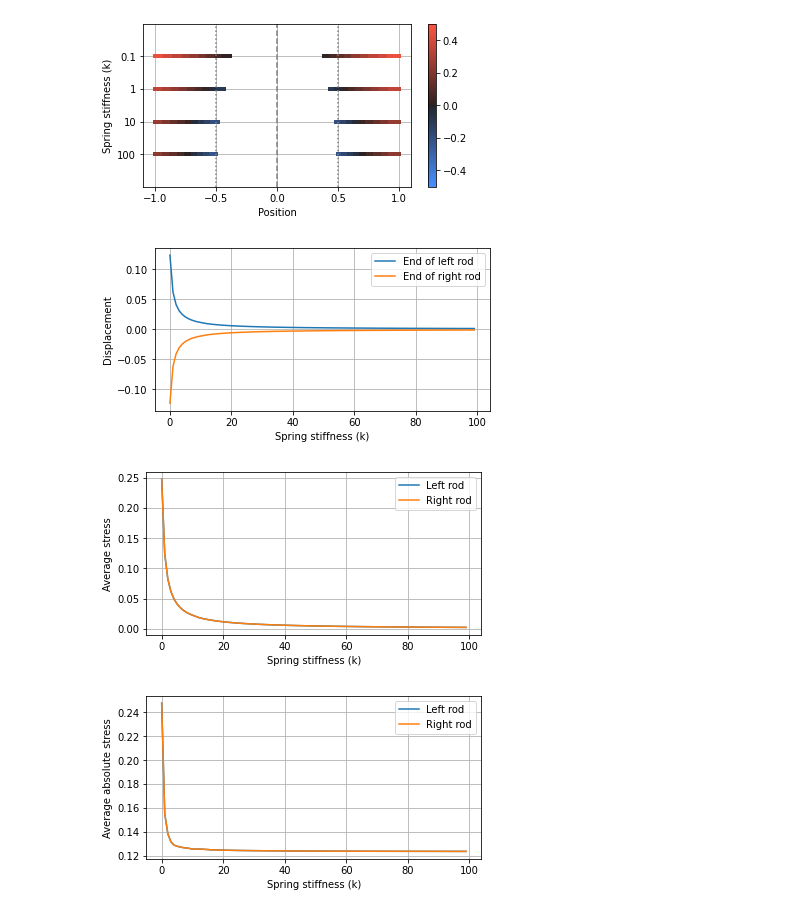
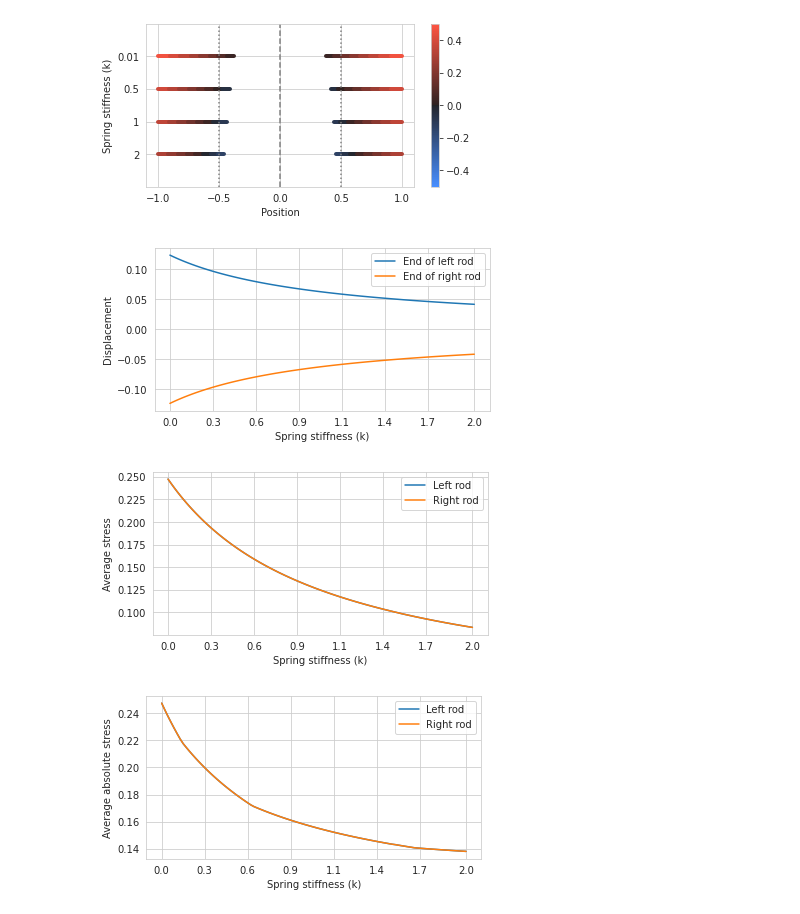
Before and after one commit to KOS-UJ/Spring-Rods-System-Approximation, a Jupyter notebook: experiments/reaction_on_spring_stiffness.ipynb, the cells around one changed output. Drawn from its saved outputs; the diff is of its cells as text; code cells hidden in the pictures.

Commit message:
make experiments compatible with model

```diff
--- a/experiments/reaction_on_spring_stiffness.ipynb
+++ b/experiments/reaction_on_spring_stiffness.ipynb
@@ -37,7 +37,7 @@ experiment_number = 1
 model = SpringRodsSystemSetup(
     interval=(-1, 1),
     spring_len=1,
-    nodes_num=10,
+    step_size=1/16,
     material_const=(1, 1),
     spring_const=(1, 1),
     **experiment_setups[experiment_number - 1]
@@ -46,12 +46,12 @@ solver = SpringRodsSystemSolver(model)
 # %%
 positions = np.concatenate((model.domain[0], model.domain[1]))
 # %%
-spring_const_spectrum = np.linspace(0.01, 100, 100)
-spring_const_discrete = [0.1, 1, 10, 100]
+spring_const_spectrum = np.linspace(0.01, 2, 100)
+spring_const_discrete = [0.01, 0.5, 1, 2]
 # %%
 results = []
 
-for const in spring_const_discrete:
+for const in tqdm(spring_const_discrete):
     model.set_spring_const((const, const))
     displacements = solver()
 
@@ -78,7 +78,7 @@ for const in spring_const_discrete:
 stiff_coef = 'k'
 # %%
 limits = (-0.5, 0.5)
-assert abs(np.min([v[1] for v in results])) < 0.5 and abs(np.max([v[1] for v in results])) < 0.5
+assert np.min([v[1] for v in results]) > limits[0] and np.max([v[1] for v in results]) < limits[1]
 
 plot_displacements_and_stress(
     model,
@@ -89,18 +89,18 @@ plot_displacements_and_stress(
     path=f'./plots/spring_stiff_dependence/exp{experiment_number}_full.png'
 )
 # %% [output]
-[figure, old version]
+[figure, new version]
 # %%
 left_end_results = []
 right_end_results = []
 stress_results = []
 
-for idx, const in enumerate(spring_const_spectrum, 1):
+for idx, const in tqdm(enumerate(spring_const_spectrum, 1)):
     model.set_spring_const((const, const))
     displacements = solver()
 
-    left_end_results.append(displacements[model.nodes_num - 1])
-    right_end_results.append(displacements[model.nodes_num])
+    left_end_results.append(displacements[model.domain[0].size - 1])
+    right_end_results.append(displacements[model.domain[0].size])
 
     stress = solver.compute_stresses(displacements)
     stress_results.append(stress)
@@ -115,42 +115,53 @@ if experiment_number == 5:
 plt.plot(left_end_results, label='End of left rod')
 plt.plot(right_end_results, label='End of right rod')
 
+x_ticks = np.linspace(0, len(spring_const_spectrum)-1, 8, dtype=int)
+plt.xticks(x_ticks, (f'{x:.1f}' for x in spring_const_spectrum[x_ticks]))
+
 plt.xlabel(f'Spring stiffness ({stiff_coef})')
 plt.ylabel('Displacement')
 plt.legend()
 
-plt.savefig(f'plots/exp{experiment_number}_ends_of_rods_displacement.png', bbox_inches='tight')
+plt.savefig(f'plots/spring_stiff_dependence/exp{experiment_number}_ends_of_rods_displacement.png', bbox_inches='tight')
 # %% [output]
-[figure, old version]
+[figure, new version]
 # %%
 fig = plt.gcf()
 fig.set_size_inches((6, 3))
 
-avg_stress_left = [np.average(s[:model.nodes_num-1]) for s in stress_results]
-avg_stress_right = [np.average(s[model.nodes_num-1:]) for s in stress_results]
+x_ticks = np.linspace(0, len(spring_const_spectrum)-1, 8, dtype=int)
+plt.xticks(x_ticks, (f'{x:.1f}' for x in spring_const_spectrum[x_ticks]))
+
+
+avg_stress_left = [np.average(s[:model.domain[0].size-1]) for s in stress_results]
+avg_stress_right = [np.average(s[model.domain[0].size-1:]) for s in stress_results]
 plt.plot(avg_stress_left, label='Left rod')
 plt.plot(avg_stress_right, label='Right rod')
 plt.ylabel('Average stress')
 plt.xlabel(f'Spring stiffness ({stiff_coef})')
 plt.legend()
-plt.savefig(f'plots/exp{experiment_number}_avg_stress.png', bbox_inches='tight')
+plt.savefig(f'plots/spring_stiff_dependence/exp{experiment_number}_avg_stress.png', bbox_inches='tight')
 # %% [output]
-[figure, old version]
+[figure, new version]
 # %%
 fig = plt.gcf()
 fig.set_size_inches((6, 3))
 
 # TODO this is important for experiment 5
 if experiment_number == 5:
     plt.ylim(-0.5, 0.5)
 
-avg_stress_left = [np.average(np.abs(s[:model.nodes_num-1])) for s in stress_results]
-avg_stress_right = [np.average(np.abs(s[model.nodes_num-1:])) for s in stress_results]
+x_ticks = np.linspace(0, len(spring_const_spectrum)-1, 8, dtype=int)
+plt.xticks(x_ticks, (f'{x:.1f}' for x in spring_const_spectrum[x_ticks]))
+
+
+avg_stress_left = [np.average(np.abs(s[:model.domain[0].size-1])) for s in stress_results]
+avg_stress_right = [np.average(np.abs(s[model.domain[0].size-1:])) for s in stress_results]
 plt.plot(avg_stress_left, label='Left rod')
 plt.plot(avg_stress_right, label='Right rod')
 plt.ylabel('Average absolute stress')
 plt.xlabel(f'Spring stiffness ({stiff_coef})')
 plt.legend()
-plt.savefig(f'plots/exp{experiment_number}_avg_abs_stress.png', bbox_inches='tight')
+plt.savefig(f'plots/spring_stiff_dependence/exp{experiment_number}_avg_abs_stress.png', bbox_inches='tight')
 # %% [output]
-[figure, old version]
+[figure, new version]
```
Also changed, not shown: parts of 2 cells of this notebook, 6 other files.
